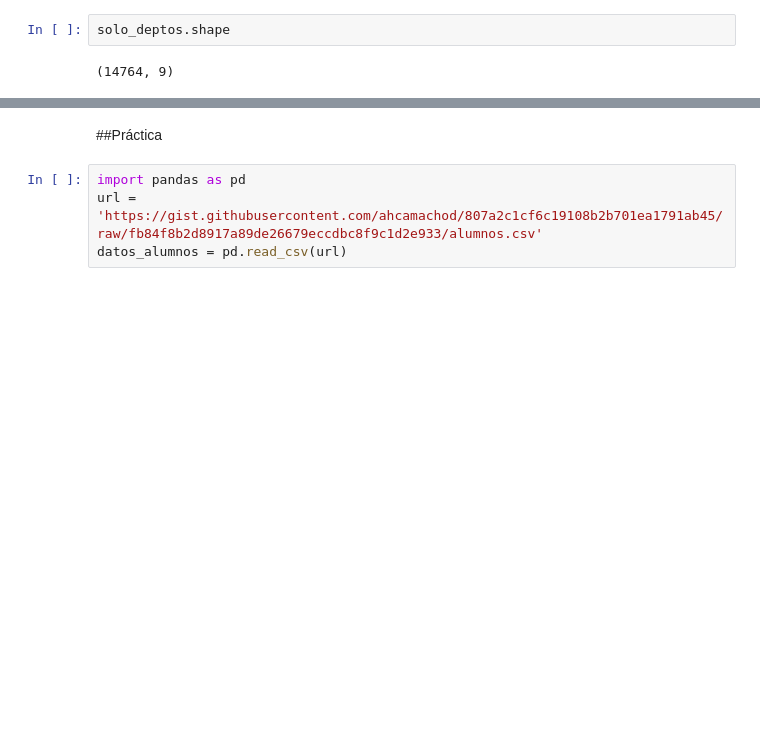
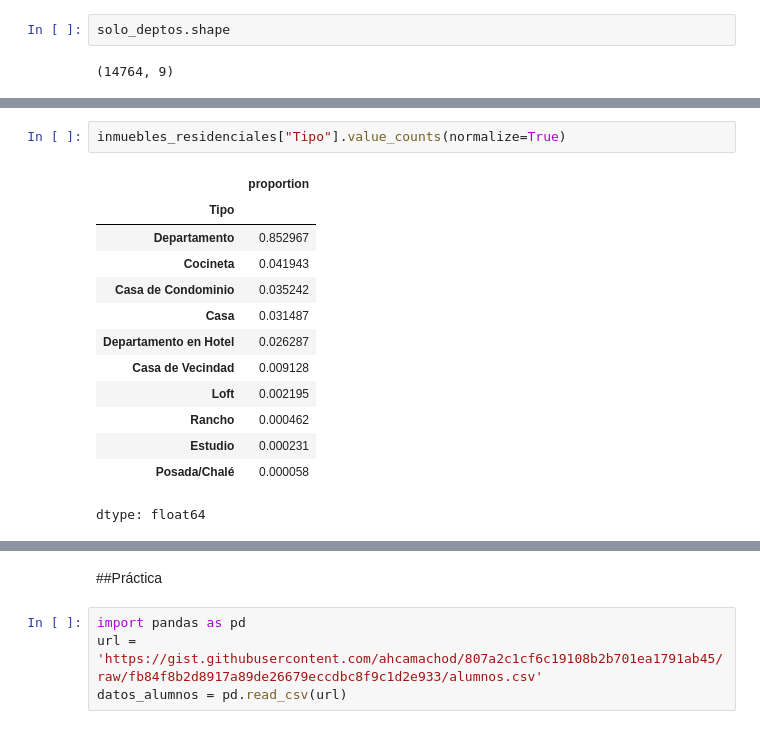
Before and after one commit to AenimaLabs/2061-pandas-conociendo-la-biblioteca, a Jupyter notebook: inmuebles_cdmx.ipynb, the cells around one changed output, grey strips where cells are left out. Saved outputs shown, nothing was run; the diff lists cells and outputs as text; blank space fills up the shorter version.

```diff
--- a/inmuebles_cdmx.ipynb
+++ b/inmuebles_cdmx.ipynb
@@ -386,0 +437,16 @@ solo_deptos.shape
+# %%
+inmuebles_residenciales["Tipo"].value_counts(normalize=True)
+# %% [output]
+|  | proportion |
+| Tipo |  |
+| Departamento | 0.852967 |
+| Cocineta | 0.041943 |
+| Casa de Condominio | 0.035242 |
+| Casa | 0.031487 |
+| Departamento en Hotel | 0.026287 |
+| Casa de Vecindad | 0.009128 |
+| Loft | 0.002195 |
+| Rancho | 0.000462 |
+| Estudio | 0.000231 |
+| Posada/Chalé | 0.000058 |
+dtype: float64
```
Also changed, not shown: parts of 12 cells of this notebook.
